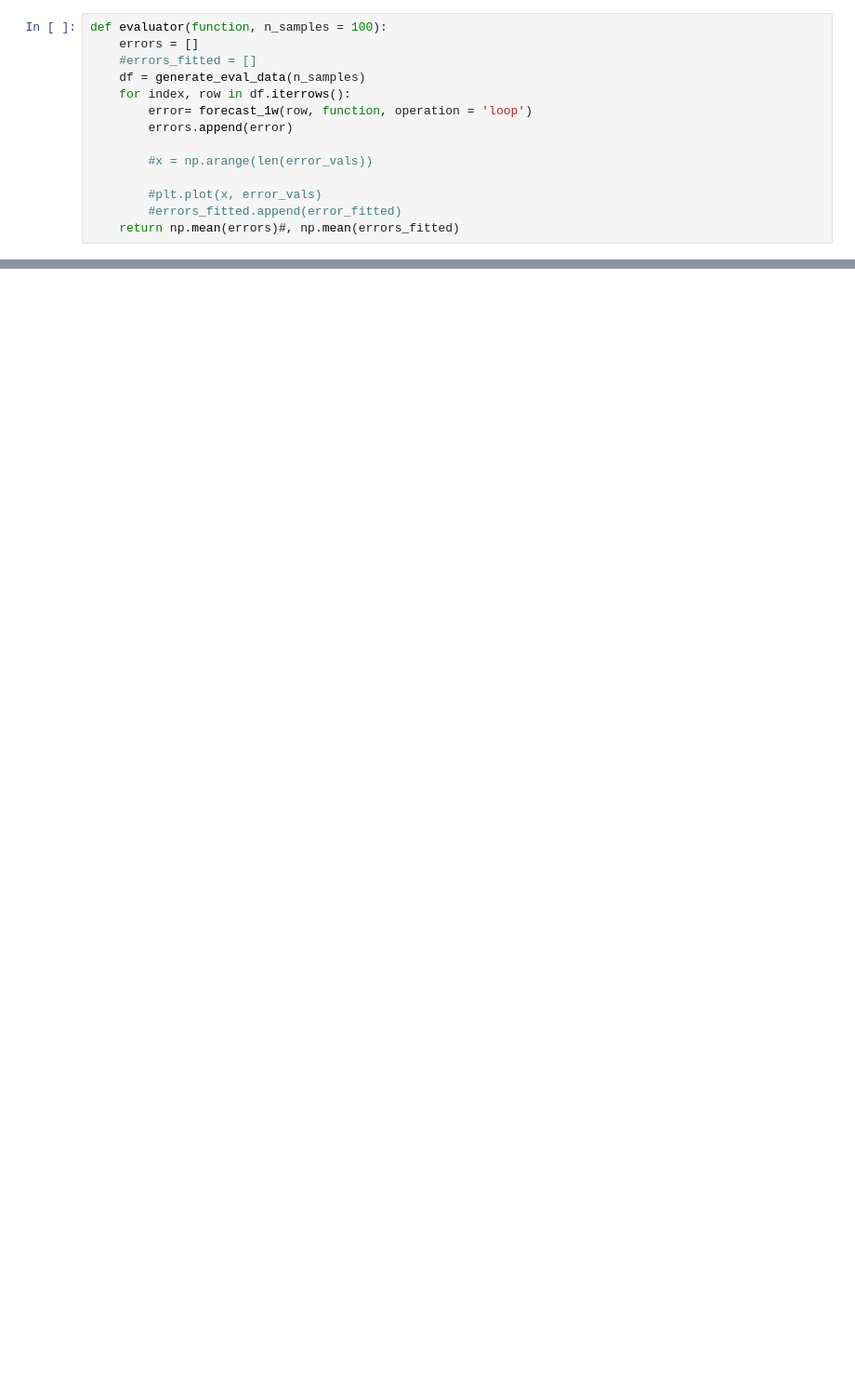
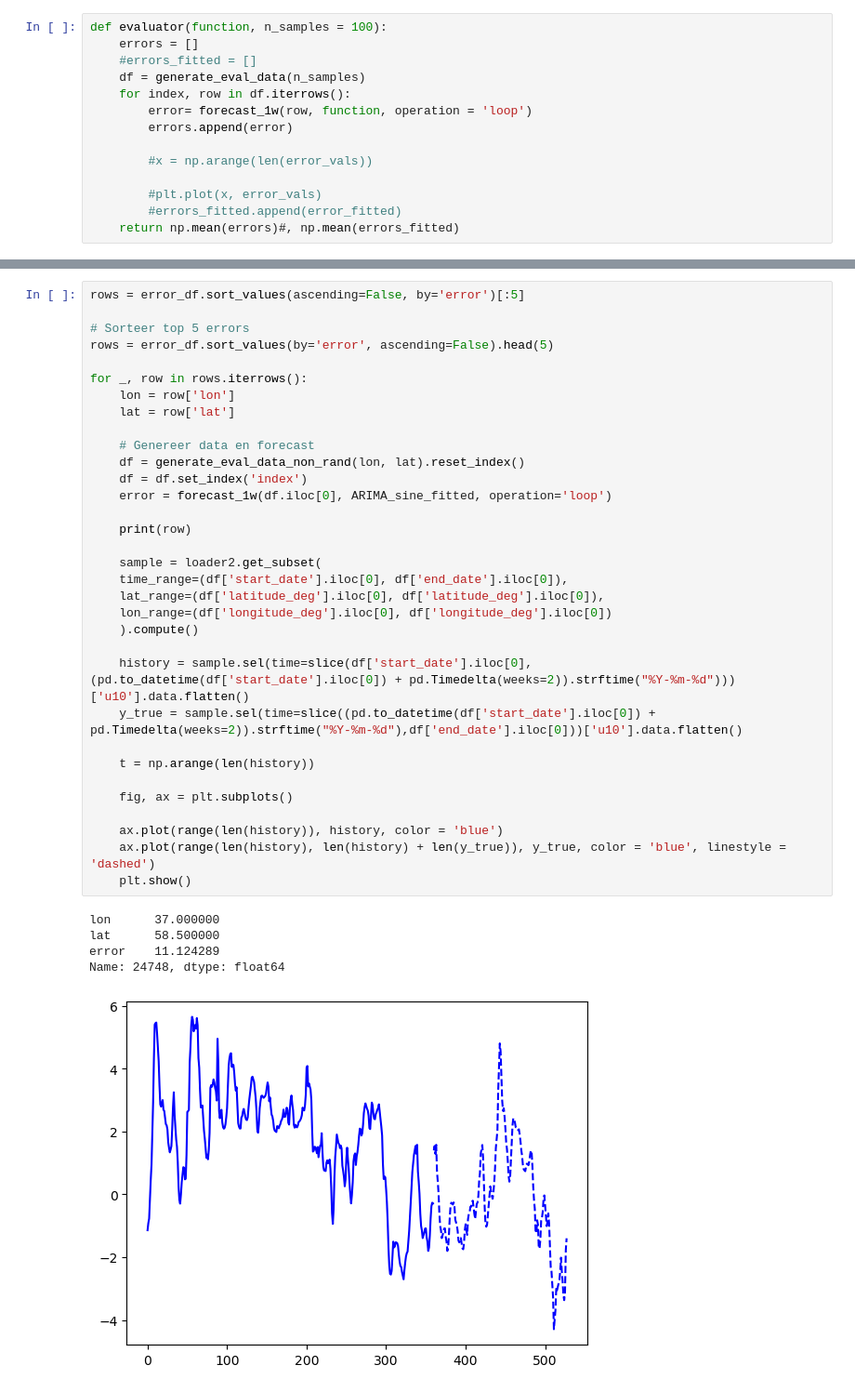
Before and after one commit to Buusta/Data-Science-Groep-10, a Jupyter notebook: cases/hackaton/hackathon.ipynb, the cells around one changed output, grey strips where cells are left out. Shown at 93% size. Drawn from its saved outputs; the diff is of its cells as text; blank space fills up the shorter version.

```diff
--- a/cases/hackaton/hackathon.ipynb
+++ b/cases/hackaton/hackathon.ipynb
@@ -360,0 +511,39 @@ Maximum Likelihood optimization failed to converge. Check mle_retvals
+# %%
+rows = error_df.sort_values(ascending=False, by='error')[:5]
+
+# Sorteer top 5 errors
+rows = error_df.sort_values(by='error', ascending=False).head(5)
+
+for _, row in rows.iterrows():
+    lon = row['lon']
+    lat = row['lat']
+
+    # Genereer data en forecast
+    df = generate_eval_data_non_rand(lon, lat).reset_index()
+    df = df.set_index('index')
+    error = forecast_1w(df.iloc[0], ARIMA_sine_fitted, operation='loop')
+
+    print(row)
+
+    sample = loader2.get_subset(
+    time_range=(df['start_date'].iloc[0], df['end_date'].iloc[0]),
+    lat_range=(df['latitude_deg'].iloc[0], df['latitude_deg'].iloc[0]),
+    lon_range=(df['longitude_deg'].iloc[0], df['longitude_deg'].iloc[0])
+    ).compute()
+
+    history = sample.sel(time=slice(df['start_date'].iloc[0],(pd.to_datetime(df['start_date'].iloc[0]) + pd.Timedelta(weeks=2)).strftime("%Y-%m-%d")))['u10'].data.flatten()
+    y_true = sample.sel(time=slice((pd.to_datetime(df['start_date'].iloc[0]) + pd.Timedelta(weeks=2)).strftime("%Y-%m-%d"),df['end_date'].iloc[0]))['u10'].data.flatten()
+
+    t = np.arange(len(history))
+
+    fig, ax = plt.subplots()
+
+    ax.plot(range(len(history)), history, color = 'blue')
+    ax.plot(range(len(history), len(history) + len(y_true)), y_true, color = 'blue', linestyle = 'dashed')
+    plt.show()
+# %% [output]
+lon      37.000000
+lat      58.500000
+error    11.124289
+Name: 24748, dtype: float64
+[figure, added]
```
Also changed, not shown: parts of 18 cells of this notebook, 8 other files.
